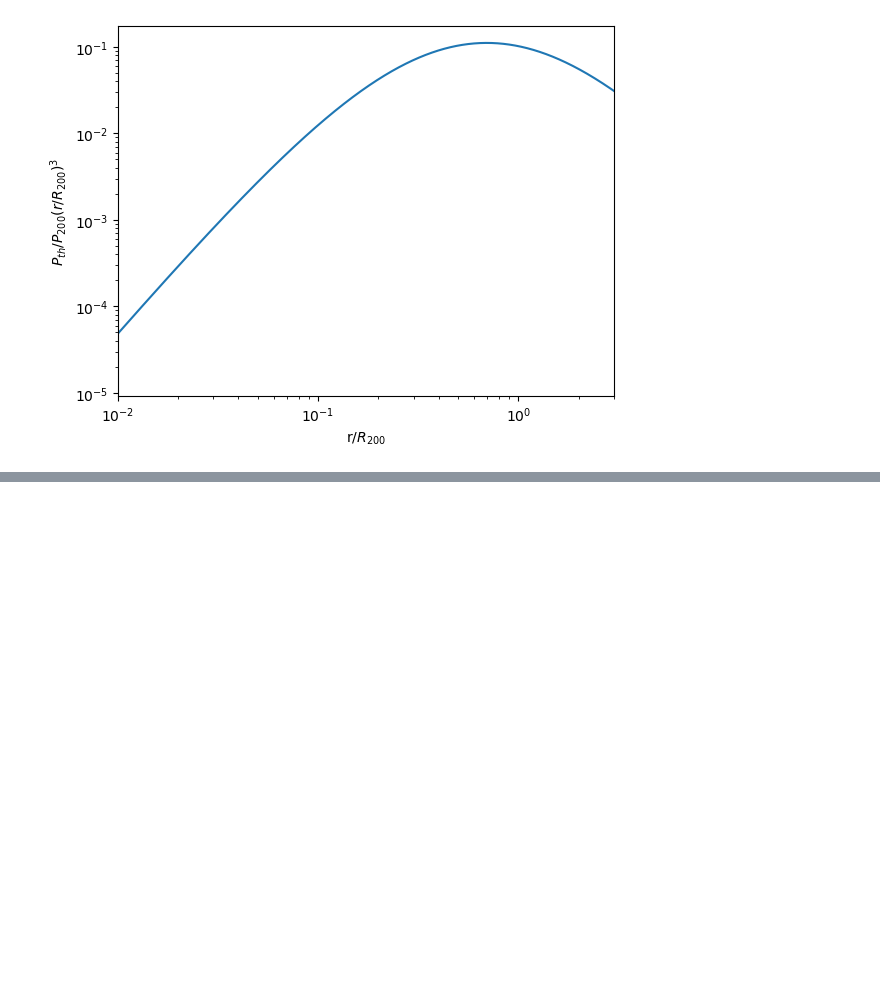
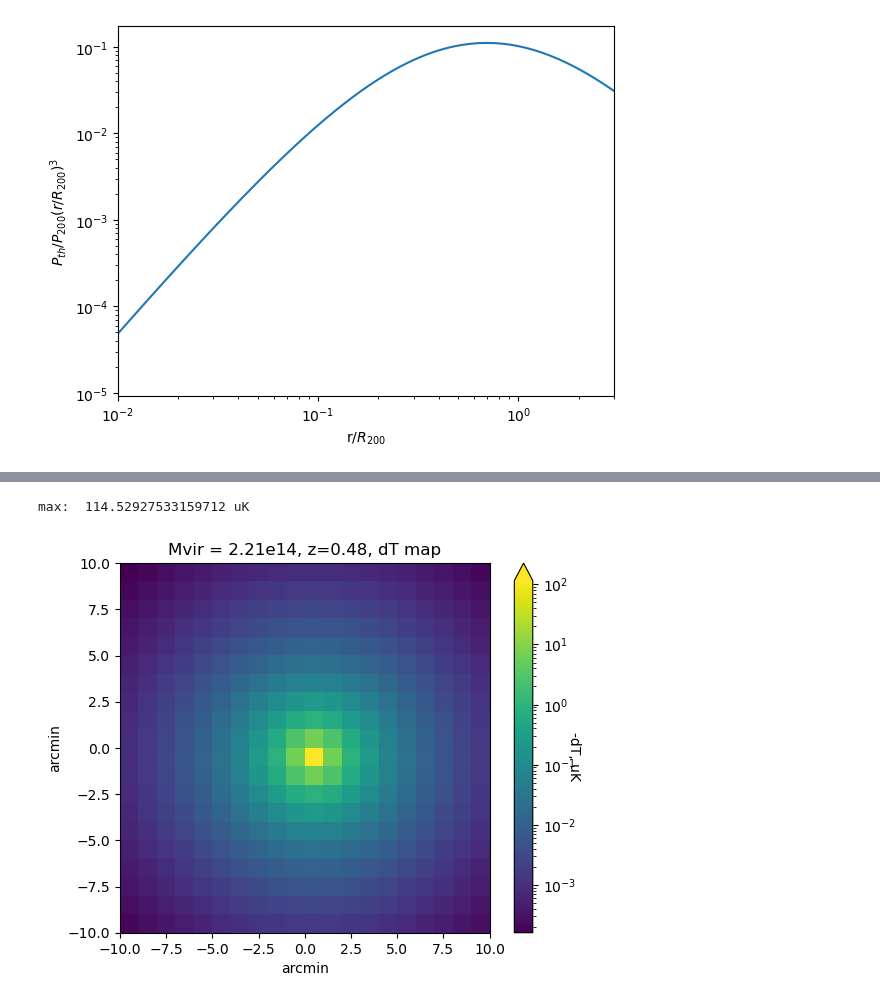
Before and after one commit to deepskies/DeepSZSim, a Jupyter notebook: run_sims.ipynb, the cells around one changed output, grey strips where cells are left out. Cells and saved outputs as stored; diff of their text form; code cells hidden in the pictures; blank space fills up the shorter version.

```diff
--- a/run_sims.ipynb
+++ b/run_sims.ipynb
@@ -113,0 +152,13 @@ print(dT)
+# %%
+dT_map = (y_map * cosmo.Tcmb0 * -fSZ).to(u.uK)
+im = plt.imshow(dT_map, norm=LogNorm())
+cbar = plt.colorbar(im, extend="max")
+im.set_extent([-width,width,-width,width])
+plt.title('Mvir = 2.21e14, z=0.48, dT map')
+plt.ylabel('arcmin')
+plt.xlabel('arcmin')
+cbar.set_label('-dT, uK', rotation=270)
+print("max: ", dT_map.max())
+# %% [output]
+max:  114.52927533159712 uK
+[figure, added]
```
Also changed, not shown: parts of 7 cells of this notebook, 1 other file.
